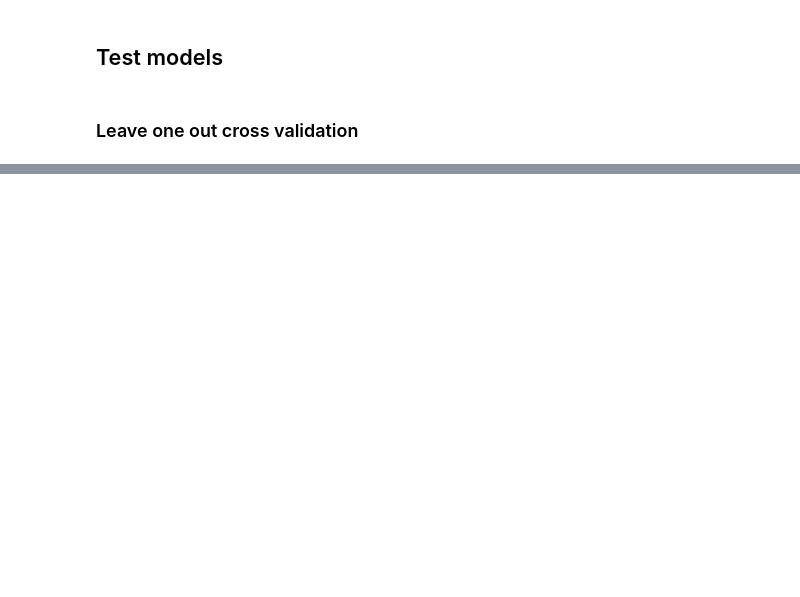
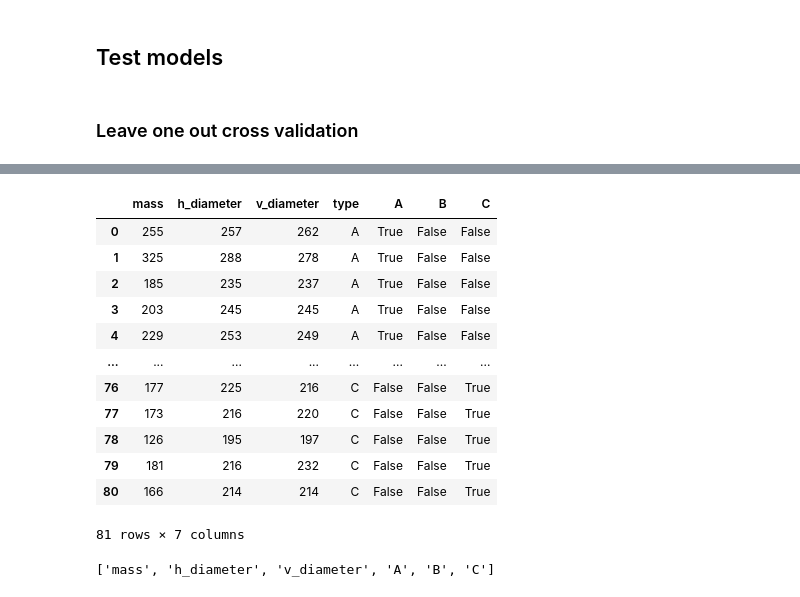
Before and after one commit to DucTrung1802/DS, a Jupyter notebook: Orange/orange.ipynb, the cells around one changed output, grey strips where cells are left out. Drawn from its saved outputs; the diff is of its cells as text; code cells hidden in the pictures; blank space fills up the shorter version.

```diff
--- a/Orange/orange.ipynb
+++ b/Orange/orange.ipynb
@@ -926,0 +750,20 @@ array([ 0.78026214, -1.12528913])
+# %%
+list_dataset["data_v1"].dataframe[["mass", "h_diameter",	"v_diameter", "type", "A", "B",	"C"]]
+# %% [output]
+|  | mass | h_diameter | v_diameter | type | A | B | C |
+| 0 | 255 | 257 | 262 | A | True | False | False |
+| 1 | 325 | 288 | 278 | A | True | False | False |
+| 2 | 185 | 235 | 237 | A | True | False | False |
+| 3 | 203 | 245 | 245 | A | True | False | False |
+| 4 | 229 | 253 | 249 | A | True | False | False |
+| ... | ... | ... | ... | ... | ... | ... | ... |
+| 76 | 177 | 225 | 216 | C | False | False | True |
+| 77 | 173 | 216 | 220 | C | False | False | True |
+| 78 | 126 | 195 | 197 | C | False | False | True |
+| 79 | 181 | 216 | 232 | C | False | False | True |
+| 80 | 166 | 214 | 214 | C | False | False | True |
+81 rows × 7 columns
+# %%
+model.x_variable
+# %% [output]
+['mass', 'h_diameter', 'v_diameter', 'A', 'B', 'C']
```
Also changed, not shown: parts of 38 cells of this notebook.
